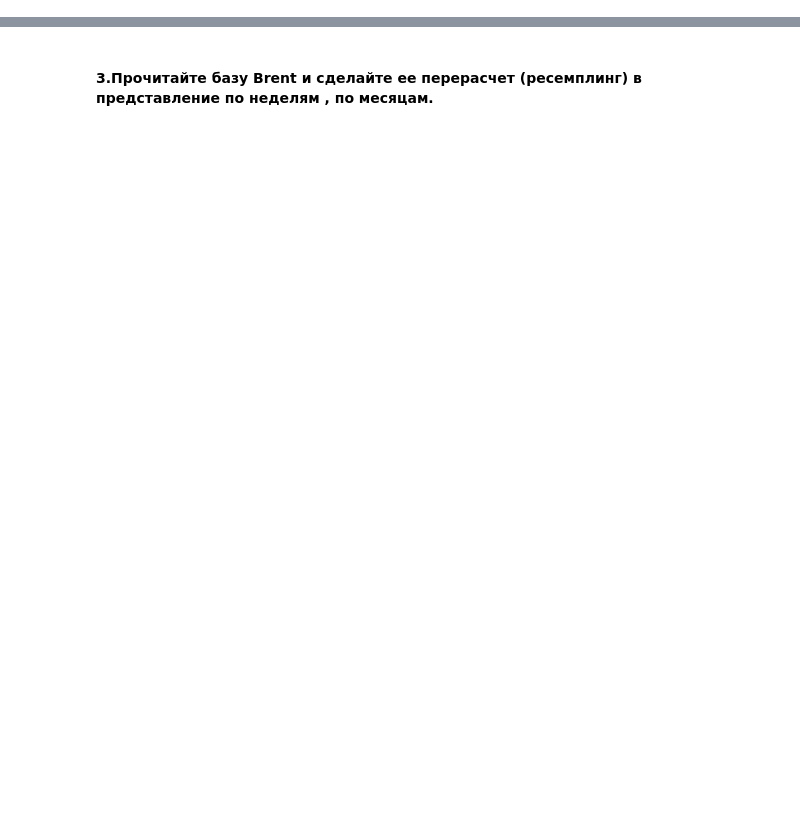
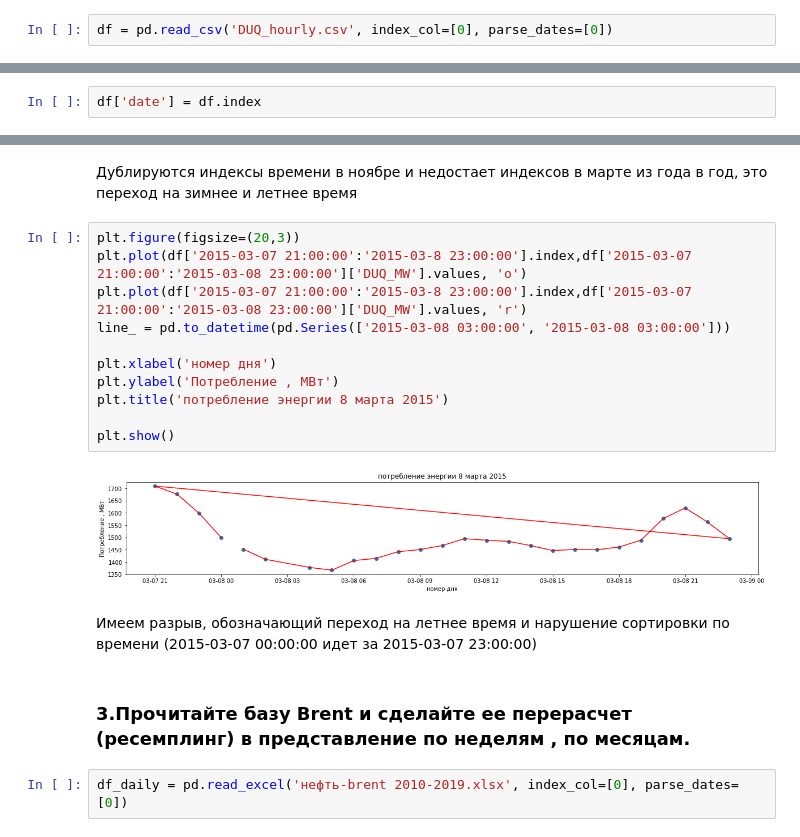
Before and after one commit to mindblower5000/ml-in-b, a Jupyter notebook: hw1.ipynb, the cells around one changed output, grey strips where cells are left out. Saved outputs shown, nothing was run; the diff lists cells and outputs as text; blank space fills up the shorter version.

```diff
--- a/hw1.ipynb
+++ b/hw1.ipynb
@@ -19,0 +41,2 @@ HW1
+# %%
+df = pd.read_csv('DUQ_hourly.csv', index_col=[0], parse_dates=[0])
@@ -19,0 +66,2 @@ HW1
+# %%
+df['date'] = df.index
@@ -20,2 +97,21 @@ HW1
+# %% [markdown]
+Дублируются индексы времени в ноябре и недостает индексов в марте из года в год,  это переход на зимнее и летнее время
+# %%
+plt.figure(figsize=(20,3))
+plt.plot(df['2015-03-07 21:00:00':'2015-03-8 23:00:00'].index,df['2015-03-07 21:00:00':'2015-03-08 23:00:00']['DUQ_MW'].values, 'o')
+plt.plot(df['2015-03-07 21:00:00':'2015-03-8 23:00:00'].index,df['2015-03-07 21:00:00':'2015-03-08 23:00:00']['DUQ_MW'].values, 'r')
+line_ = pd.to_datetime(pd.Series(['2015-03-08 03:00:00', '2015-03-08 03:00:00']))
+
+plt.xlabel('номер дня')
+plt.ylabel('Потребление , МВт')
+plt.title('потребление энергии 8 марта 2015')
+
+plt.show()
+# %% [output]
+[figure, added]
+# %% [markdown]
+Имеем разрыв, обозначающий переход на летнее время и нарушение сортировки по времени (2015-03-07 00:00:00 идет за 2015-03-07 23:00:00)
 # %% [markdown]
-#### 3.Прочитайте базу Brent и сделайте ее перерасчет (ресемплинг) в представление по неделям , по месяцам.
+### 3.Прочитайте базу Brent и сделайте ее перерасчет (ресемплинг) в представление по неделям , по месяцам.
+# %%
+df_daily = pd.read_excel('нефть-brent 2010-2019.xlsx', index_col=[0], parse_dates=[0])
```
Also changed, not shown: parts of 32 cells of this notebook, 2 other files.
